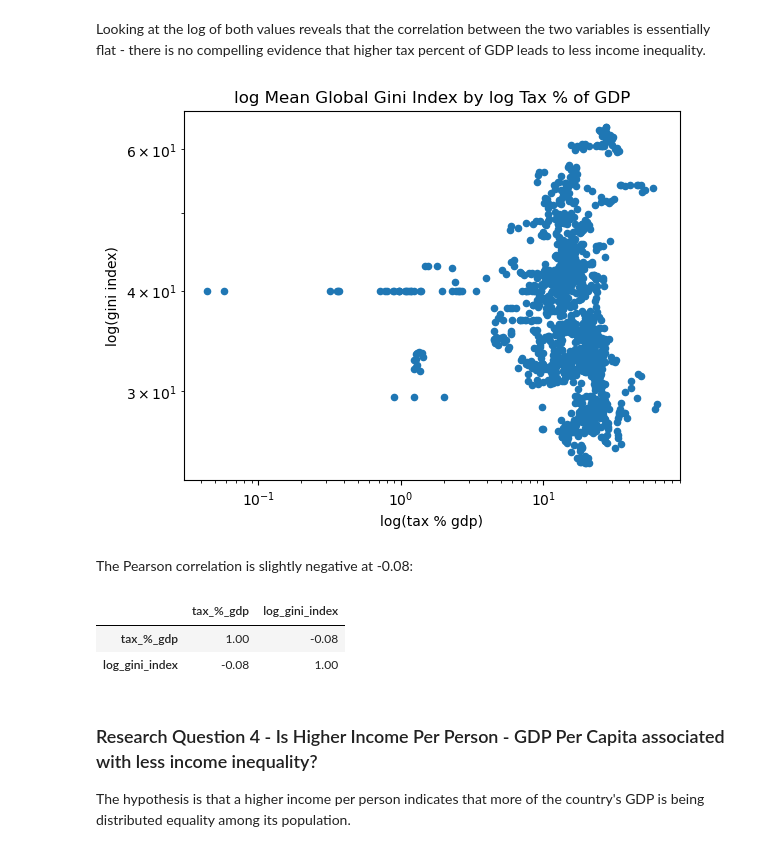
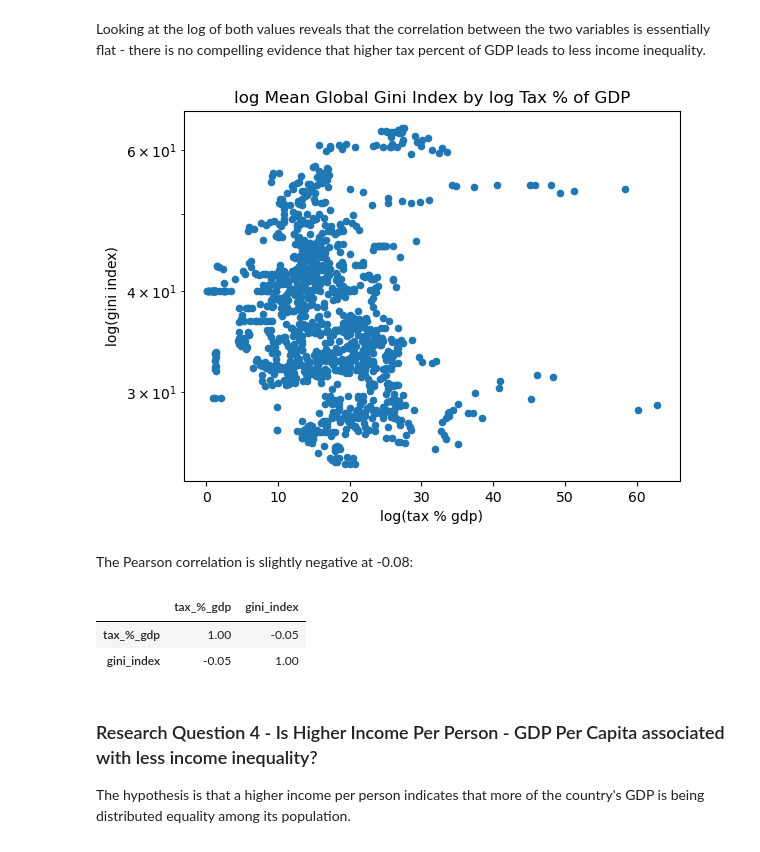
Before and after one commit to Y0shicon/EGD-Assignment, a Jupyter notebook: Income Inequality using Gapminder/Notebooks/Final_main.ipynb, the cells around one changed output. Saved outputs shown, nothing was run; the diff lists cells and outputs as text; code cells hidden in the pictures.

```diff
--- a/Income Inequality using Gapminder/Notebooks/Final_main.ipynb
+++ b/Income Inequality using Gapminder/Notebooks/Final_main.ipynb
@@ -645,22 +645,25 @@ tax.plot(x='tax_%_gdp', y='gini_index', kind='scatter', title='Mean Global Gini
 # %% [markdown]
 Looking at the log of both values reveals that the correlation between the two variables is essentially flat - there is no compelling evidence that higher tax percent of GDP leads to less income inequality.
 # %%
-tax_plot = tax.plot(x='tax_%_gdp', y='gini_index', kind='scatter', loglog=True, \
+tax_plot = tax.plot(x='tax_%_gdp', y='gini_index', kind='scatter', logy=True, \
                     title='log Mean Global Gini Index by log Tax % of GDP')
 tax_plot.set_xlabel('log(tax % gdp)')
 tax_plot.set_ylabel('log(gini index)');
 # %% [output]
-[figure, old version]
+[figure, new version]
 # %% [markdown]
 The Pearson correlation is slightly negative at -0.08:
 # %%
 tax_log = np.log(tax['tax_%_gdp']).to_frame()
 tax_log['log_gini_index'] = np.log(tax['gini_index'])
 tax_log.corr()
+
+tax_corr = tax[['tax_%_gdp', 'gini_index']]
+tax_corr.corr()
 # %% [output]
-|  | tax_%_gdp | log_gini_index |
-| tax_%_gdp | 1.00 | -0.08 |
-| log_gini_index | -0.08 | 1.00 |
+|  | tax_%_gdp | gini_index |
+| tax_%_gdp | 1.00 | -0.05 |
+| gini_index | -0.05 | 1.00 |
 # %% [markdown]
 ### Research Question 4 - Is Higher Income Per Person - GDP Per Capita associated with less income inequality?
 
```
Also changed, not shown: parts of 2 cells of this notebook, 1 other file.
